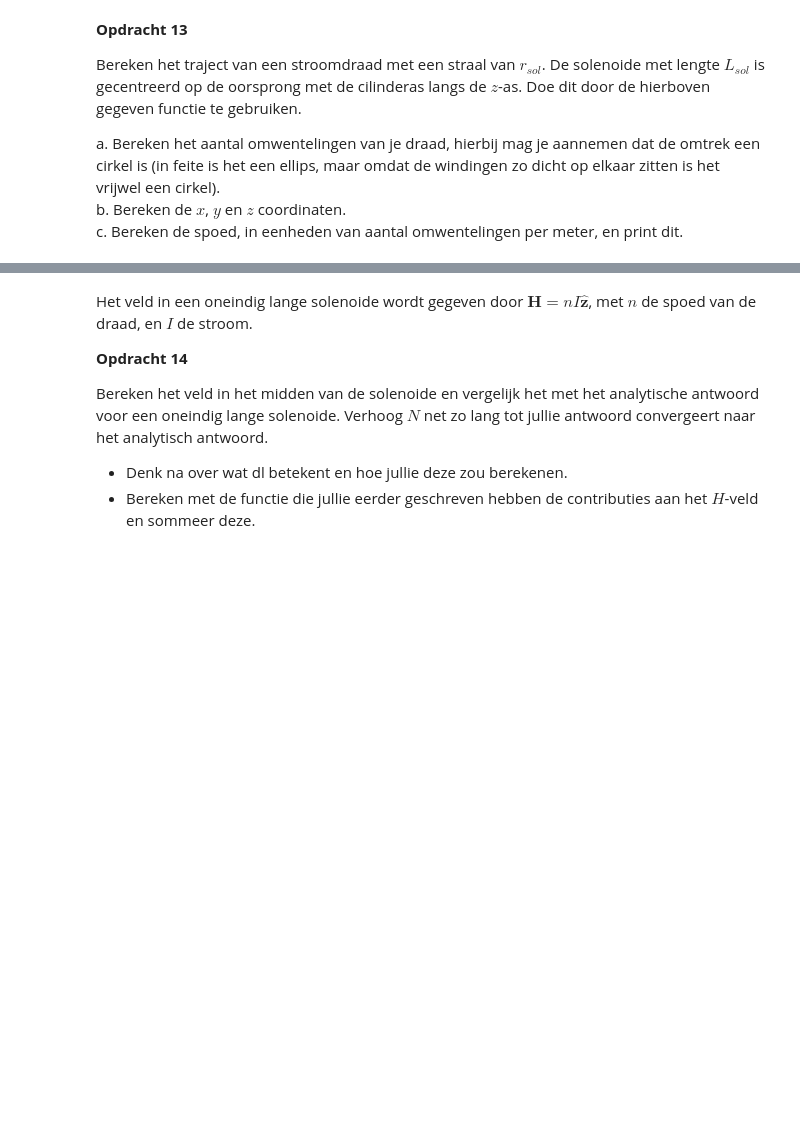
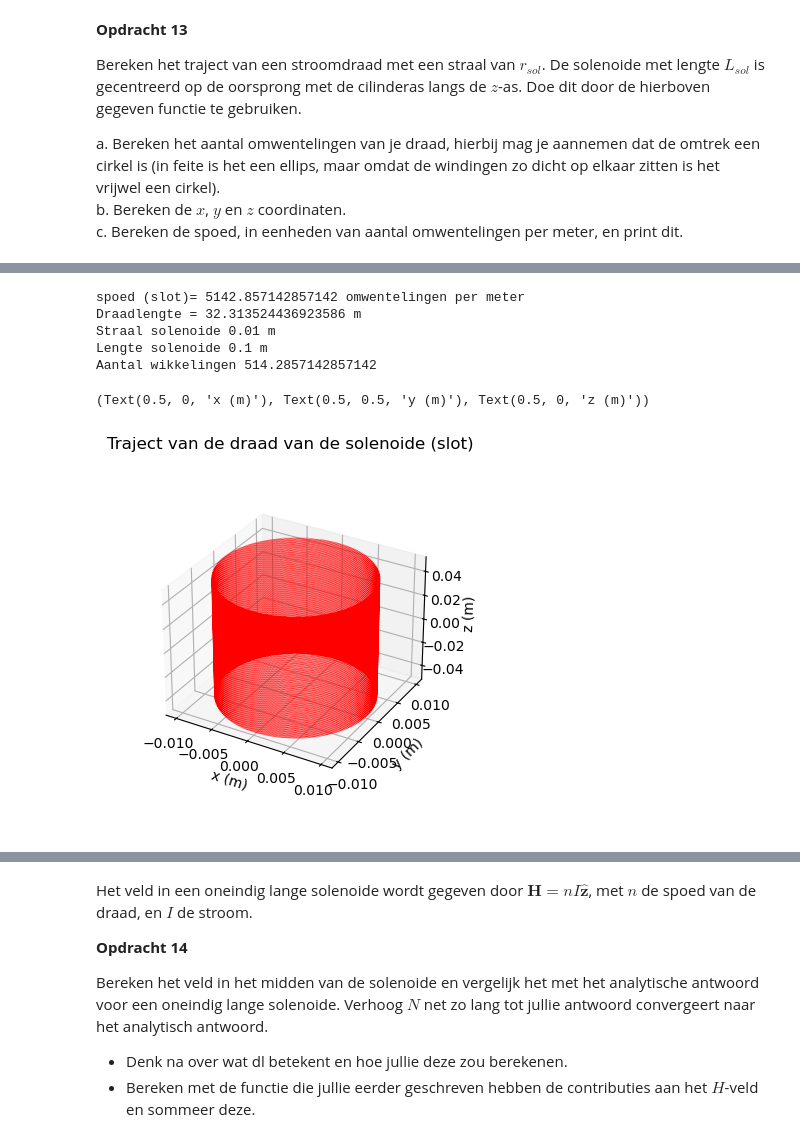
Before and after one commit to felicievdl/Felicie-opdrachten-DEF-D, a Jupyter notebook: DigitaleOntwerpopdrachten/2KrachtactuatorOpdracht/KrachtactuatorOpdracht.ipynb, the cells around one changed output, grey strips where cells are left out. Drawn from its saved outputs; the diff is of its cells as text; code cells hidden in the pictures; blank space fills up the shorter version.

```diff
--- a/DigitaleOntwerpopdrachten/2KrachtactuatorOpdracht/KrachtactuatorOpdracht.ipynb
+++ b/DigitaleOntwerpopdrachten/2KrachtactuatorOpdracht/KrachtactuatorOpdracht.ipynb
@@ -484,12 +504,35 @@ c. Bereken de spoed, in eenheden van aantal omwentelingen per meter, en print di
 # %%
-l_draad = # Lengte draad
-r_sol = # Straal solenoide
-L_sol = # Lengte solenoide
-N = # Aantal wikkeling
+#Slot
+l_draad0 = l_max0 # Lengte draad
+r_sol0 = 0.01 # Straal solenoide
+L_sol0 = 0.1 # Lengte solenoide
+
+#a
+N0 = l_draad0/(2*np.pi*r_sol0) # Aantal wikkelingen
+
+#b
+N_stappen0=10000
+x0, y0, z0 = parametrisatie(N_stappen0, r_sol0, N0, L_sol0)
+
+#c
+spoed0 = N0 / L_sol0
+print("spoed (slot)=",spoed0, "omwentelingen per meter")
+print("Draadlengte =", l_draad0, "m")
+print("Straal solenoide", r_sol0, "m")
+print("Lengte solenoide", L_sol0, "m")
+print("Aantal wikkelingen", N0)
 
 # Enkele plots
 ax=plt.figure().add_subplot(projection='3d')
-plt.title('Traject van de draad van de solenoide')
-plt.plot(x, y, z, '-r', linewidth=0.1)
+plt.title('Traject van de draad van de solenoide (slot)')
+plt.plot(x0, y0, z0, '-r', linewidth=0.1)
 ax.set_box_aspect(aspect=None, zoom=0.8)
 ax.set_xlabel('x (m)'), ax.set_ylabel('y (m)'), ax.set_zlabel('z (m)')
+# %% [output]
+spoed (slot)= 5142.857142857142 omwentelingen per meter
+Draadlengte = 32.313524436923586 m
+Straal solenoide 0.01 m
+Lengte solenoide 0.1 m
+Aantal wikkelingen 514.2857142857142
+(Text(0.5, 0, 'x (m)'), Text(0.5, 0.5, 'y (m)'), Text(0.5, 0, 'z (m)'))
+[figure, added]
```
Also changed, not shown: parts of 10 cells of this notebook.
